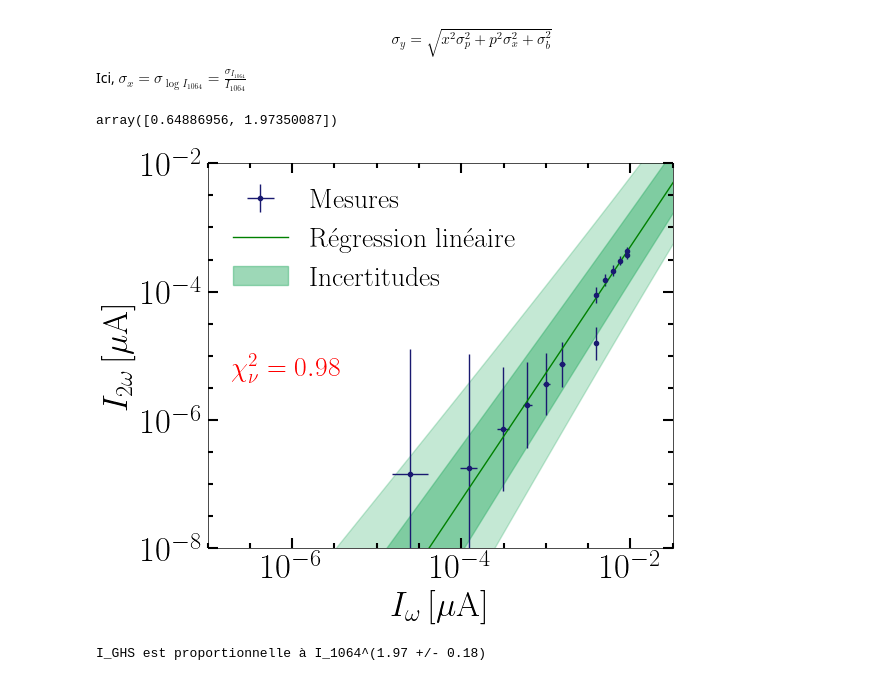
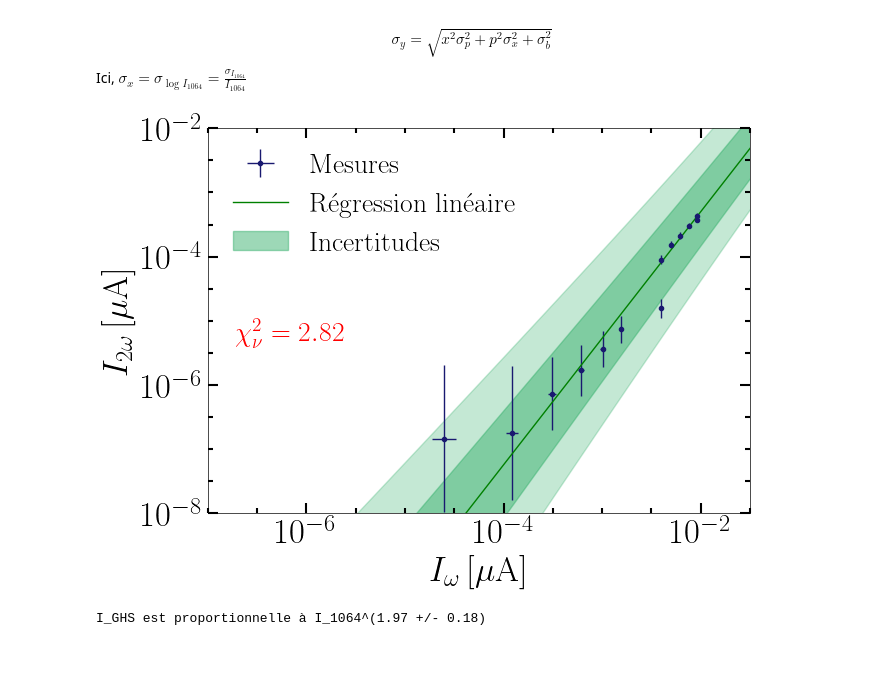
Before and after one commit to EnceladeCandy/phy3040, a Jupyter notebook: notebooks/optique_non_lineaire.ipynb, the cells around one changed output. Saved outputs shown, nothing was run; the diff lists cells and outputs as text; code cells hidden in the pictures.

```diff
--- a/notebooks/optique_non_lineaire.ipynb
+++ b/notebooks/optique_non_lineaire.ipynb
@@ -32,7 +32,7 @@ params = {
 plt.rcParams.update(params)
 plt.style.use('science')
 
-figure_folder = 'C://Users//Admin//Desktop//lab_optique//data//optique_non_lineaire'
+figure_folder = 'C://Users//noedi//Desktop//lab_optique//data//optique_non_lineaire'
 # %% [markdown]
 ## Semaine 1:
 
@@ -284,6 +273,9 @@ plt.hist(norm_residuals, bins = 5)
 Commençons par importer les données et puis par estimer l'incertitude sur le 'counts' mesuré par le spectromètre
 # %%
 def import_data(filename):
+    """
+    Extraire les données du fichier.txt du spectromètre
+    """
     wavelength = []
     intensity = []
     with open(filename, "r") as f:
@@ -292,8 +284,8 @@ def import_data(filename):
         for line in lines:
             line = line.strip()
             line = line.split("\t")
-            wavelength.append(float(line[0].replace(",", "."))) # counts
-            intensity.append(float(line[1].replace(",", "."))) # nanometers
+            wavelength.append(float(line[0].replace(",", "."))) # comptes
+            intensity.append(float(line[1].replace(",", "."))) # nm
     return np.array(wavelength), np.array(intensity)
 
 def get_window(wavelength, intensity, wavelength_center = 1064, extent = 50):
@@ -1020,4 +764,5 @@ fname = os.path.join(figure_folder, name_file)
 # %%
+# Tableaux de mesure
 data = np.array([[0.00107, 0.00001],
 [0.00117,			0.00002],
 [0.00216,			0.00003],
@@ -1040,12 +785,13 @@ data_std = np.array([
     0.01763,
     0.01746,
     0.01894,
-    0.02342,
-    0.01623,
+    0.01842,
+    0.01723,
+    0.0201,
     0.01802
-]) #* u.microampere.to(u.milliampere)
+]) # microampere
 
 sigma = data_std.std(ddof = 1)
-I_laser = data[:, 1] * u.milliampere.to(u.microampere) # mA
-I_ghs = data[:, 0] # mA (originalement en micro-ampere)
+I_laser = data[:, 1] * u.milliampere.to(u.microampere) # micro ampere
+I_ghs = data[:, 0] # micro ampere
 # %%
@@ -1104,22 +852,19 @@ def std_model(log_I_laser, std_laser, params, std_params):
     b, p = params
     sigma_b, sigma_p = std_params
     return np.sqrt(log_I_laser ** 2 * sigma_p ** 2 + p ** 2 * std_laser **2 + sigma_b ** 2)
-# %%
-params_fitted
-# %% [output]
-array([0.64886956, 1.97350087])
 # %%
-fig, axs = plt.subplots(1, 1, figsize = (6, 5))
+# Créer Figure avec résultat
+fig, axs = plt.subplots(1, 1, figsize = (7, 5))
 x_fit = np.linspace(-8, 5, 1000)
 y_pred_fit = model(x_fit, params_fitted)
 axs.errorbar(x, obs, fmt = ".", xerr = sigma/I_laser, yerr = sigma/I_ghs, label = "Mesures", color = "midnightblue")
 axs.plot(x_fit, y_pred_fit, label = "Régression linéaire", color = "green")
 
-# Uncertainty zones:
+# Zones d'incertitudes
 k1 = 1
 std_reg = std_model(x_fit, sigma/x_fit, params_fitted, std_fitted)
 std_inst = sigma / x_fit
-std = np.sqrt(std_reg ** 2 + std_inst ** 2)
+std = np.sqrt(std_reg ** 2 + std_inst ** 2) # cette fois-ci l'incertitude de régression est raisonnable et nous l'incluons donc
 y_pred_min = y_pred_fit - k1 * std
 y_pred_max =  y_pred_fit + k1 * std
 axs.fill_between(
@@ -1145,32 +890,32 @@ axs.fill_between(
     alpha = 0.3
 )
 
 # Annotating the chi squared
 axs.annotate(r"$\chi^2_{\nu}=%.2f$"%chi2, xy = (0.05, 0.45), xycoords = "axes fraction", color = "red")
 
 # Changing the ticks
 xmin = -7
 xmax = -1.5
 ymin = -8
 ymax = -2
 x_ticks = np.arange(xmin+1, xmax+2, 2, dtype=np.int16)
 x_tick_labels = x_ticks
 y_ticks = np.arange(ymin, ymax+1, 2, dtype=np.int16)
 x_tick_labels =  [r"$10^{%d}$"%i for i in x_ticks]
 y_tick_labels =  [r"$10^{%d}$"%i for i in y_ticks]
 axs.xaxis.set_ticks(x_ticks)
 axs.xaxis.set_ticklabels(x_tick_labels)
 axs.yaxis.set_ticks(y_ticks)
 axs.yaxis.set_ticklabels(y_tick_labels)
 axs.tick_params(which = 'major', axis = 'both', length = 7, width = 1.5)
 axs.tick_params(which = 'minor', axis = 'both', length = 3.5, width = 1.5)
 axs.set(ylabel = r"$I_{\mathrm{GHS}}\, [\mu\mathrm{A}]$", xlabel = r"$I_{1064}\, [\mu\mathrm{A}]$", xlim = [xmin, xmax], ylim = [ymin, ymax])
 axs.set(ylabel = r"$I_{2\omega}\, [\mu\mathrm{A}]$", xlabel = r"$I_{\omega}\, [\mu\mathrm{A}]$", xlim = [xmin, xmax], ylim = [ymin, ymax])
 
 handles, labels = plt.gca().get_legend_handles_labels()
 order = [2,0,1]
 axs.legend([handles[idx] for idx in order],[labels[idx] for idx in order], loc = "upper left")
 plt.savefig(os.path.join(figure_folder, "figure_ghs.pdf"), bbox_inches = "tight")
 # %% [output]
-[figure, old version]
+[figure, new version]
 # %%
```
Also changed, not shown: parts of 63 cells of this notebook.
